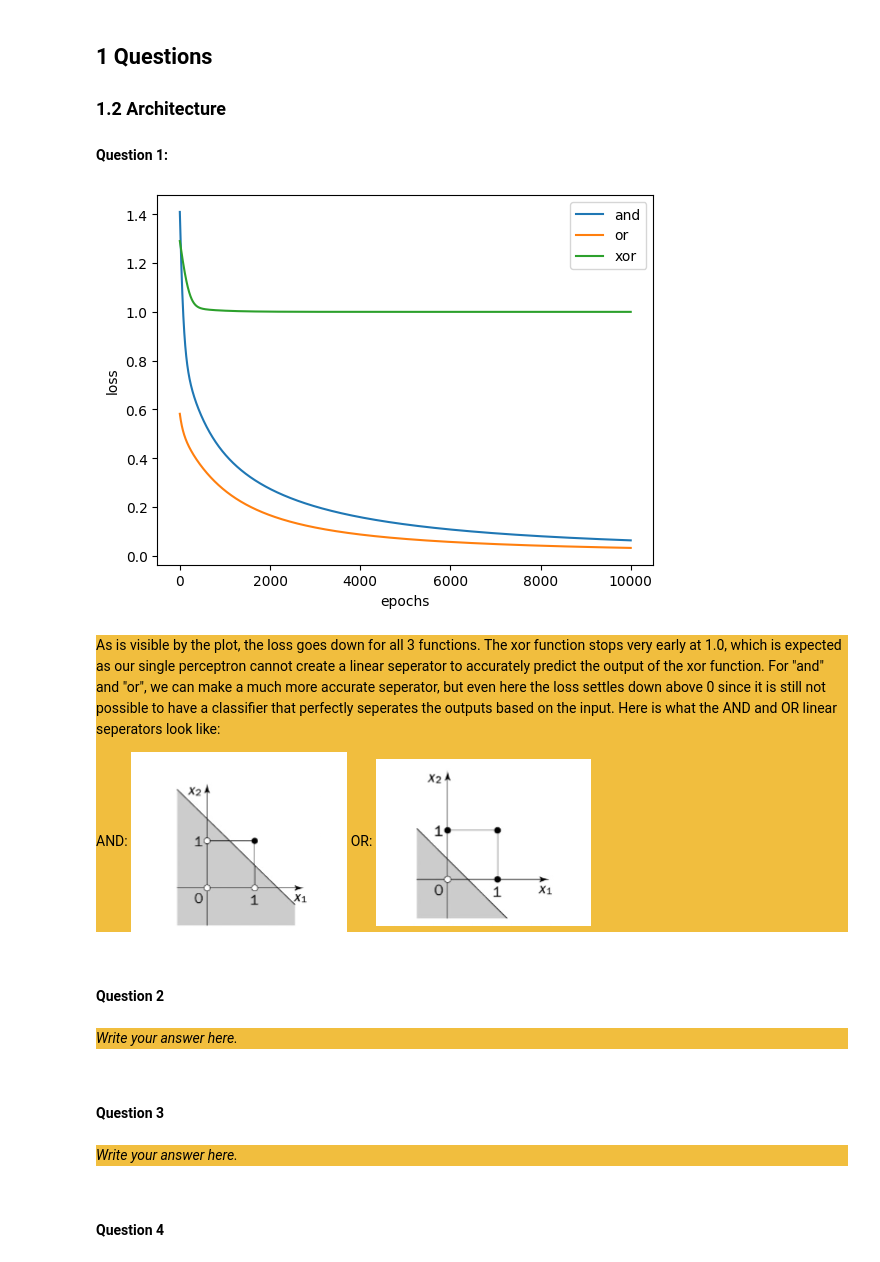
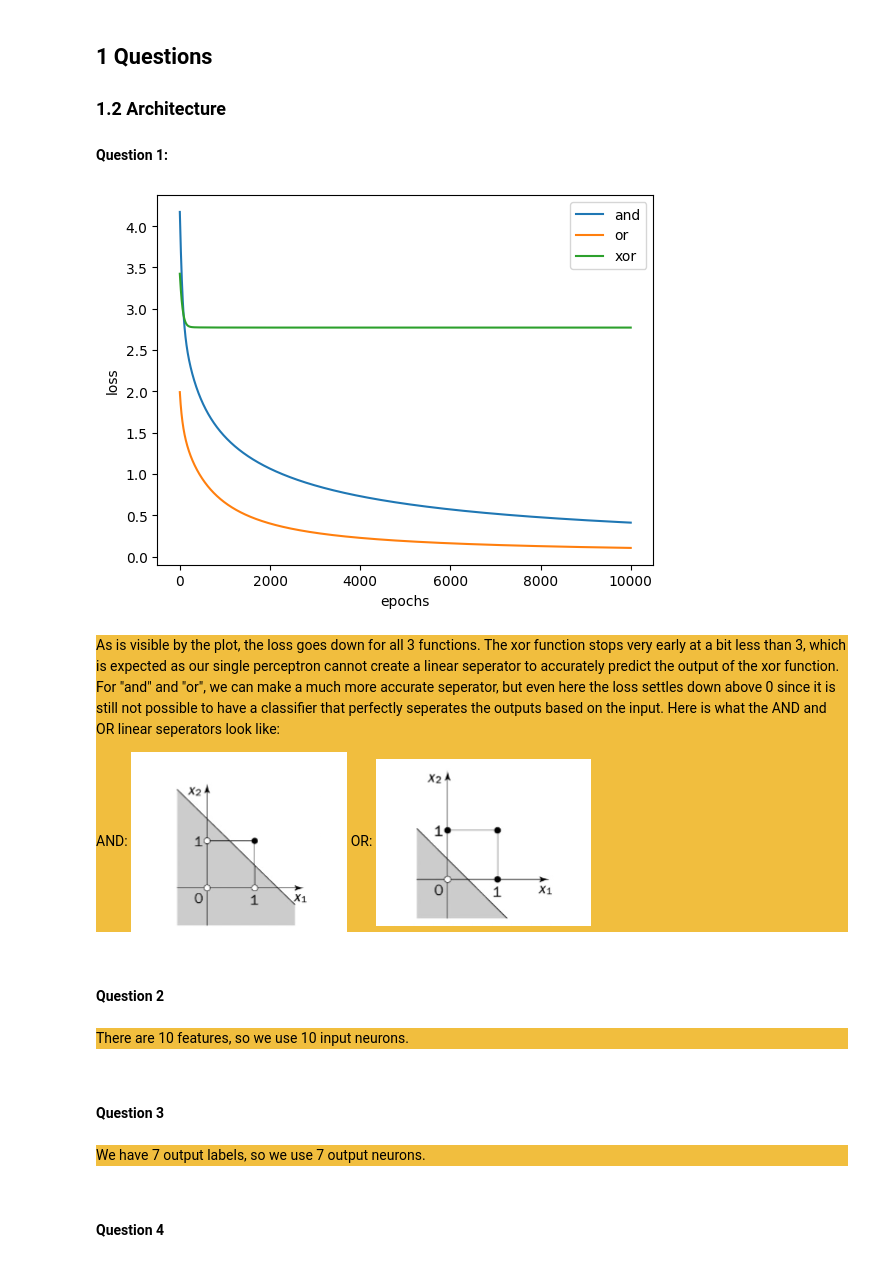
Before and after one commit to Eliminator1357/CI-ANN, a Jupyter notebook: src/Main.ipynb, the cells around one changed output. Cells and saved outputs as stored; diff of their text form; code cells hidden in the pictures.

```diff
--- a/src/Main.ipynb
+++ b/src/Main.ipynb
@@ -44,9 +44,9 @@ def sigmoid(x):
 def sigmoid_derivative(x):
     return sigmoid(x) * (1 - sigmoid(x))
 def loss(y_true, y_pred):
-    return np.sum((y_true - y_pred) ** 2)
+    return np.sum(-y_true*np.log(y_pred) - (1 - y_true)*np.log(1-y_pred))
 def loss_deriv(y_true, out, z,input):
-    return (-2*(y_true - out)*sigmoid_derivative(z)*input).sum(axis=0)[:, np.newaxis]
+    return ((out - y_true)*input).sum(axis=0)[:, np.newaxis]
 def bias_deriv(y_true,out,z):
     return np.sum(-2*(y_true - out)*sigmoid_derivative(z))
 
@@ -66,38 +66,38 @@ weights_xor = np.random.rand(2,1)
 bias_xor = np.random.rand(1,1)
 xor_losses = np.zeros(10000)
 for epoch in range(10000):
     zi_and = np.dot(input_and,weights_and) + bias_and[0][0]
     out_and = sigmoid(zi_and)
     and_losses[epoch] = loss(output_and, out_and)
 
     zi_or = np.dot(input_or,weights_or) + bias_or[0][0]
     out_or = sigmoid(zi_or)
     or_losses[epoch] = loss(output_or, out_or)
 
     zi_xor = np.dot(input_xor,weights_xor) + bias_xor[0][0]
     out_xor = sigmoid(zi_xor)
     xor_losses[epoch] = loss(output_xor, out_xor)
 
     weights_and -= learnrate*loss_deriv(output_and, out_and, zi_and, input_and)
     weights_or -= learnrate*loss_deriv(output_or, out_or, zi_or, input_or)
     weights_xor -= learnrate*loss_deriv(output_xor, out_xor, zi_xor, input_xor)
     bias_and -= learnrate*bias_deriv(output_and, out_and, zi_and)
     bias_or -= learnrate*bias_deriv(output_or, out_or, zi_or)
     bias_xor -= learnrate*bias_deriv(output_xor, out_xor, zi_xor)
 xaxis = np.linspace(0,10000,10000)
 plt.xlabel("epochs")
 plt.ylabel("loss")
 plt.plot(xaxis, and_losses,label = "and")
 plt.plot(xaxis, or_losses, label = "or")
 plt.plot(xaxis, xor_losses, label = "xor")
 plt.legend()
 plt.show()
 # %% [output]
-[figure, old version]
+[figure, new version]
 # %% [markdown]
 <div style="background-color:#f1be3e">
 
-As is visible by the plot, the loss goes down for all 3 functions. The xor function stops very early at 1.0, which is expected as our single perceptron cannot create a linear seperator to accurately predict the output of the xor function. For "and" and "or", we can make a much more accurate seperator, but even here the loss settles down above 0 since it is still not possible to have a classifier that perfectly seperates the outputs based on the input. Here is what the AND and OR linear seperators look like:
+As is visible by the plot, the loss goes down for all 3 functions. The xor function stops very early at a bit less than 3, which is expected as our single perceptron cannot create a linear seperator to accurately predict the output of the xor function. For "and" and "or", we can make a much more accurate seperator, but even here the loss settles down above 0 since it is still not possible to have a classifier that perfectly seperates the outputs based on the input. Here is what the AND and OR linear seperators look like:
 
 AND: ![image-2.png](attachment:image-2.png)
 OR: ![image.png](attachment:image.png)
@@ -108,7 +108,7 @@ OR: ![image.png](attachment:image.png)
 # %% [markdown]
 <div style="background-color:#f1be3e">
 
-_Write your answer here._
+There are 10 features, so we use 10 input neurons.
 
 </div>
 # %% [markdown]
@@ -116,7 +116,7 @@ _Write your answer here._
 # %% [markdown]
 <div style="background-color:#f1be3e">
 
-_Write your answer here._
+We have 7 output labels, so we use 7 output neurons.
 
 </div>
 # %% [markdown]
```
Also changed, not shown: parts of 11 cells of this notebook.
